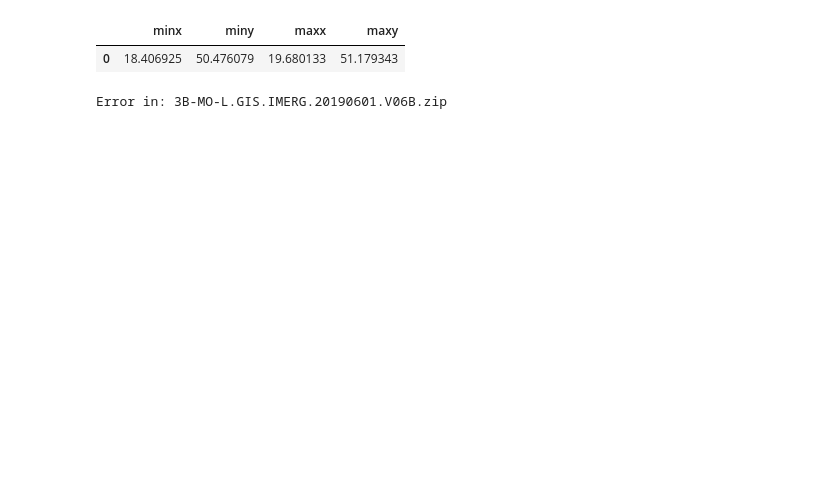
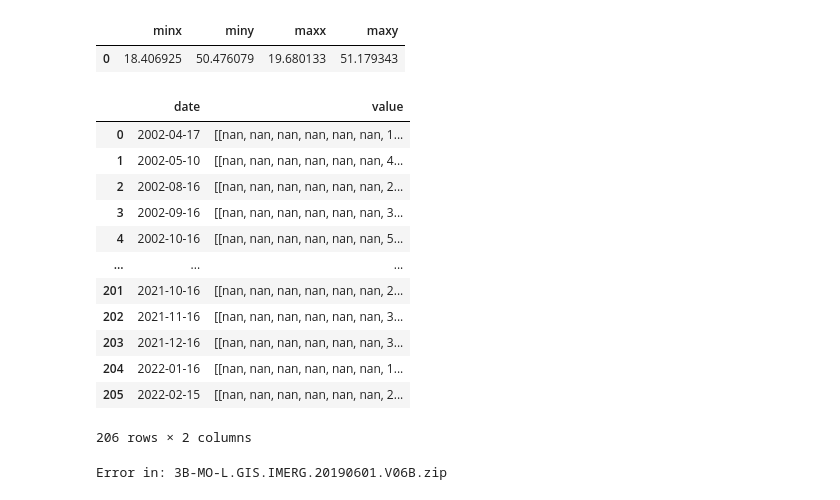
Before and after one commit to radekszostak/grace-pl, a Jupyter notebook: prepare_gpm_imerg_data.ipynb, the cells around one changed output. Drawn from its saved outputs; the diff is of its cells as text; code cells hidden in the pictures; blank space fills up the shorter version.

```diff
--- a/prepare_gpm_imerg_data.ipynb
+++ b/prepare_gpm_imerg_data.ipynb
@@ -20,3 +34,61 @@ geodf.bounds
+# %%
+def handle_file(date):
+    file_path = generate_date_path(date)
+    extracted_path = os.path.join(file_path, "extracted")
+    zips = os.listdir(file_path)
+    file_pattern = ".*" + date.strftime('%Y%m%d') + "-.*E235959.*7day.zip"
+    file_patter = re.compile(file_pattern)
+    zips = list(filter(file_patter.match, zips))
+    zip = zips[0]
+    zip_path = os.path.join(file_path, zip)
+    try:
+        with zipfile.ZipFile(zip_path, 'r') as zip_ref:
+            zip_ref.extractall(extracted_path)
+    except:
+        print("Error in: " + zip_path)
+
+    files = os.listdir(extracted_path)
+    file_pattern = ".*7day.tif"
+    file_patter = re.compile(file_pattern)
+    file_list = list(filter(file_patter.match, files))
+    file = file_list[0]
+    tif_path = os.path.join(extracted_path, file)
+    data = rasterio.open(tif_path)
+    data = rioxarray.open_rasterio(data)[0]
+    data = data.rio.write_crs("EPSG:4326")
+    data = data.astype("float32")
+    data = data.rio.clip(geodf.geometry.values, geodf.crs, all_touched=True)
+    data = data.rio.write_crs("EPSG:4326")
+    masked = data.to_masked_array()
+    shutil.rmtree(extracted_path)
+    return masked.data
+# %%
+def aggregate_imerg_data(grace_date):
+    file = handle_file(grace_date)
+    for i in range(3):
+        grace_date = grace_date - timedelta(days=7)
+        file = file + handle_file(grace_date)
+    return file
+# %%
+df = pd.DataFrame(columns = ["date", "value"])
+for grace_date in tqdm(grace_dates):
+    df = df.append({"date": grace_date, "value": aggregate_imerg_data(grace_date)}, ignore_index=True)
+# %%
+df
+# %% [output]
+|  | date | value |
+| 0 | 2002-04-17 | [[nan, nan, nan, nan, nan, nan, 1... |
+| 1 | 2002-05-10 | [[nan, nan, nan, nan, nan, nan, 4... |
+| 2 | 2002-08-16 | [[nan, nan, nan, nan, nan, nan, 2... |
+| 3 | 2002-09-16 | [[nan, nan, nan, nan, nan, nan, 3... |
+| 4 | 2002-10-16 | [[nan, nan, nan, nan, nan, nan, 5... |
+| ... | ... | ... |
+| 201 | 2021-10-16 | [[nan, nan, nan, nan, nan, nan, 2... |
+| 202 | 2021-11-16 | [[nan, nan, nan, nan, nan, nan, 3... |
+| 203 | 2021-12-16 | [[nan, nan, nan, nan, nan, nan, 3... |
+| 204 | 2022-01-16 | [[nan, nan, nan, nan, nan, nan, 1... |
+| 205 | 2022-02-15 | [[nan, nan, nan, nan, nan, nan, 2... |
+206 rows × 2 columns
 # %%
 gpm_imerg_zip_dir = "data/gpm-imerg/zip"
 gpm_imerg_extracted_dir = "data/gpm-imerg/extracted"
```
Also changed, not shown: parts of 6 cells of this notebook, 6 other files.
